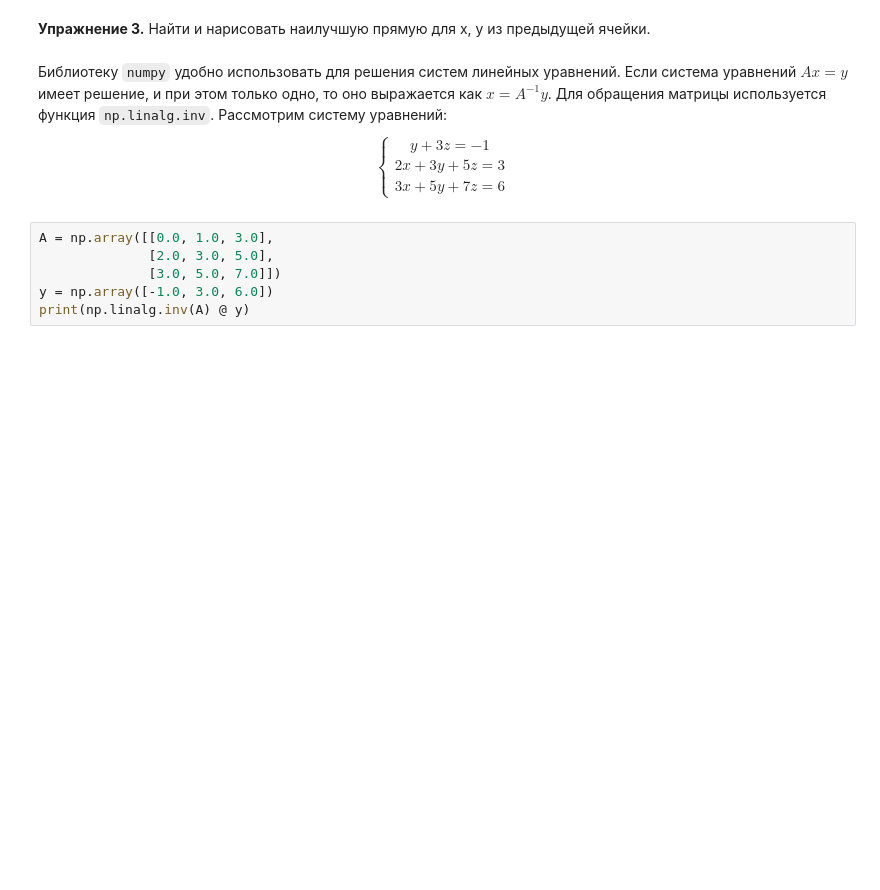
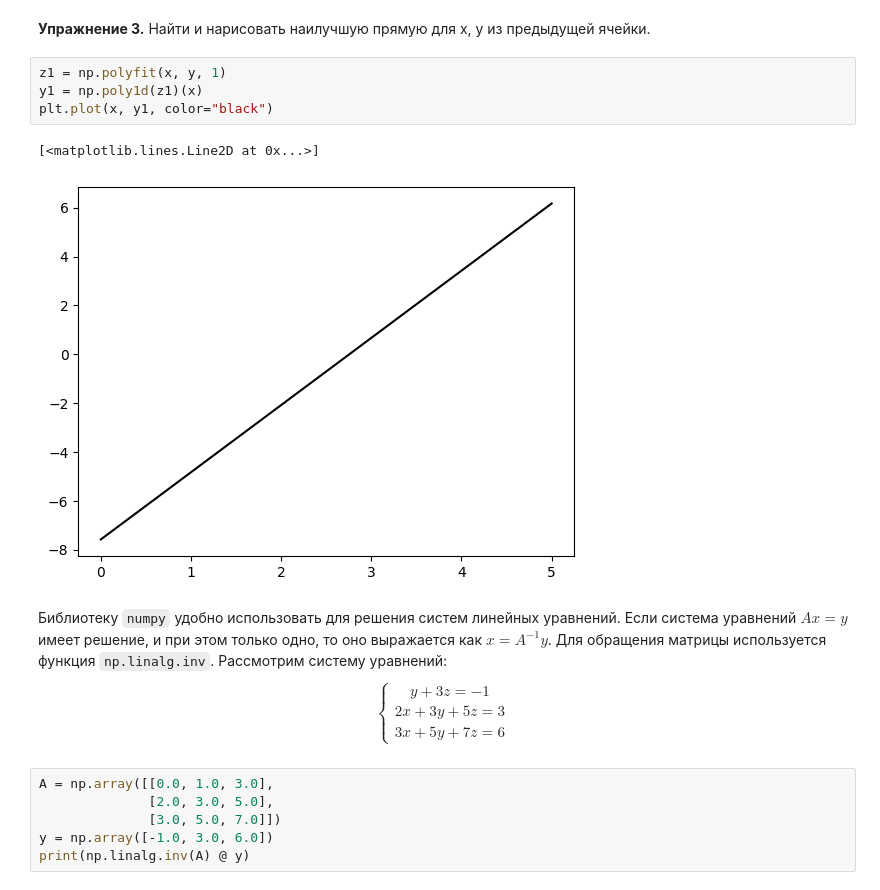
Before and after one commit to otter8sky/mipt_python_1_sem, a Jupyter notebook: 2024_lpr_lab06.ipynb, the cells around one changed output. Cells and saved outputs as stored; diff of their text form; blank space fills up the shorter version.

```diff
--- a/2024_lpr_lab06.ipynb
+++ b/2024_lpr_lab06.ipynb
@@ -269,5 +301,12 @@ plt.scatter(x, y)
 # %% [markdown]
 **Упражнение 3.** Найти и нарисовать наилучшую прямую для x, y из предыдущей ячейки.
+# %%
+z1 = np.polyfit(x, y, 1)
+y1 = np.poly1d(z1)(x)
+plt.plot(x, y1, color="black")
+# %% [output]
+[<matplotlib.lines.Line2D at 0x...>]
+[figure, added]
 # %% [markdown]
 Библиотеку `numpy` удобно использовать для решения систем линейных уравнений. Если система уравнений $Ax=y$ имеет решение, и при этом только одно, то оно выражается как $x=A^{-1} y$. Для обращения матрицы используется функция `np.linalg.inv`. Рассмотрим систему уравнений:
 $$
```
Also changed, not shown: parts of 17 cells of this notebook.
